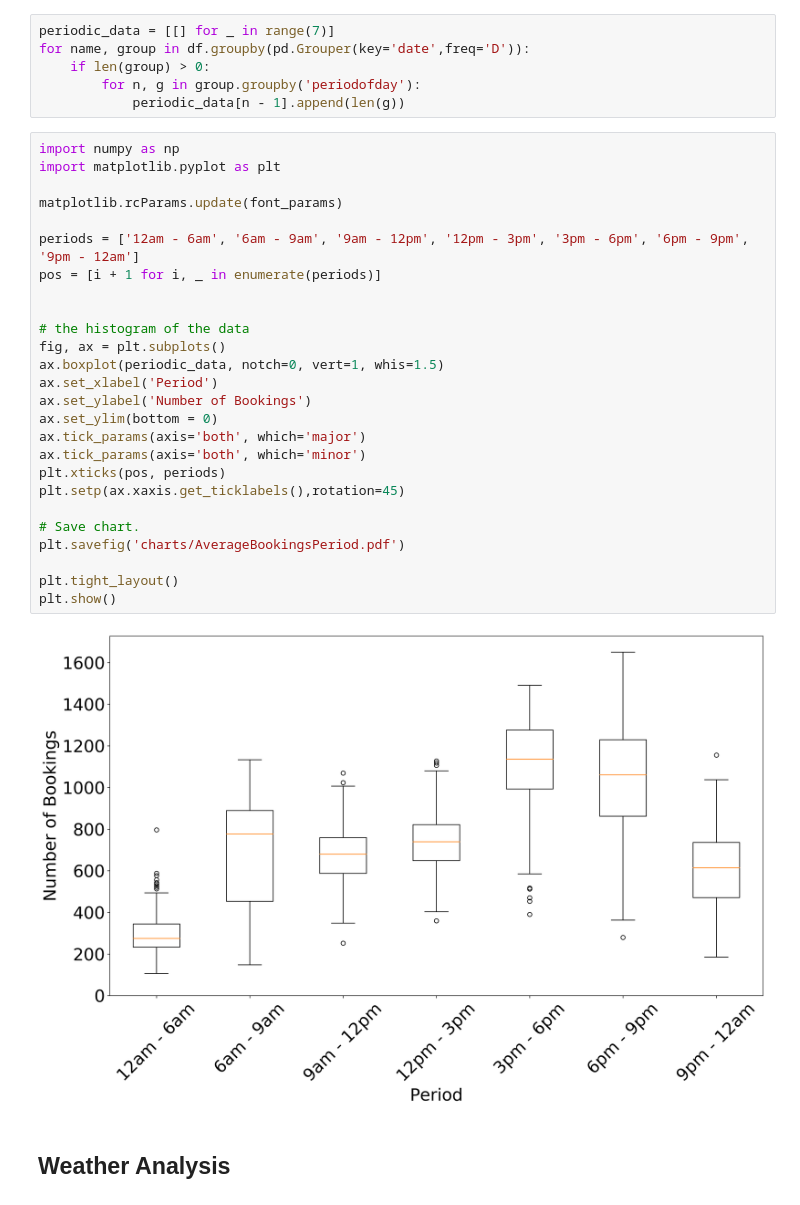
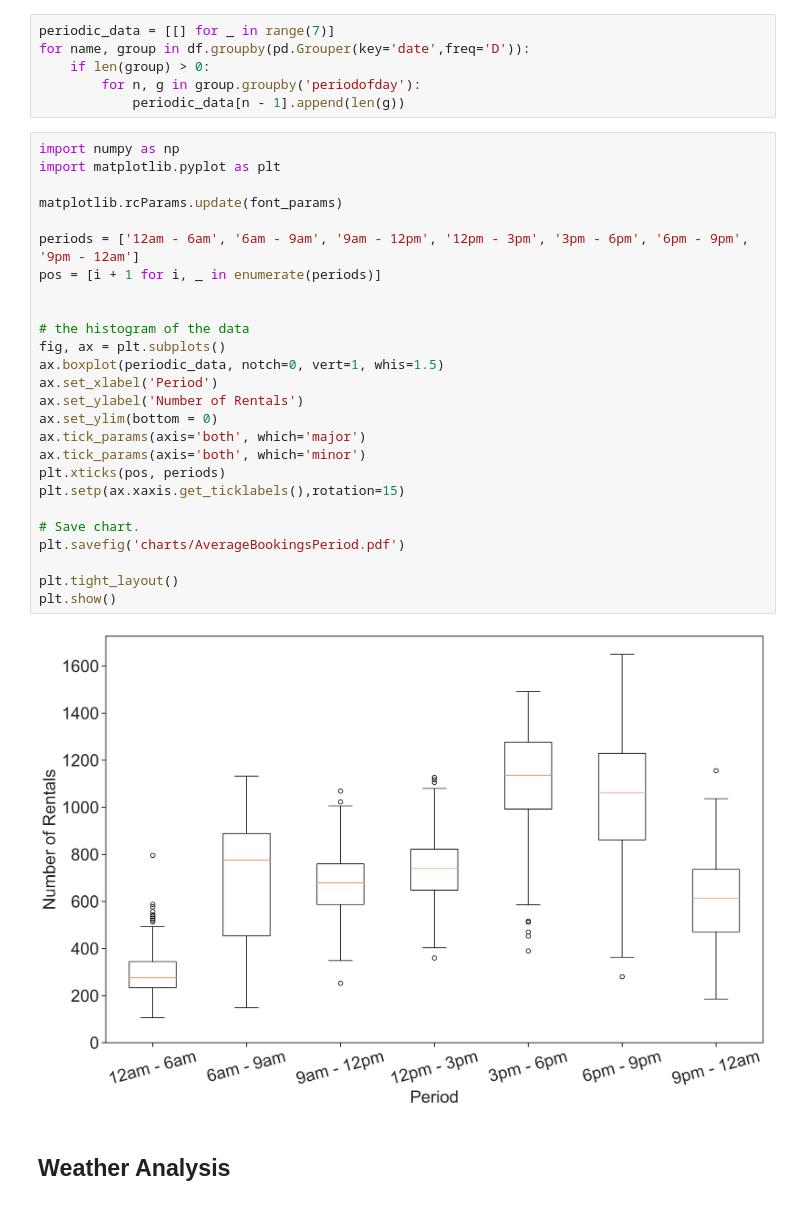
Before and after one commit to dougct/carsharing-prediction, a Jupyter notebook: src/temporal-analyses/Characterization.ipynb, the cells around one changed output. Cells and saved outputs as stored; diff of their text form.

```diff
--- a/src/temporal-analyses/Characterization.ipynb
+++ b/src/temporal-analyses/Characterization.ipynb
@@ -319,31 +319,31 @@ for name, group in df.groupby(pd.Grouper(key='date',freq='D')):
 # %%
 import numpy as np
 import matplotlib.pyplot as plt
 
 matplotlib.rcParams.update(font_params)
 
 periods = ['12am - 6am', '6am - 9am', '9am - 12pm', '12pm - 3pm', '3pm - 6pm', '6pm - 9pm', '9pm - 12am']
 pos = [i + 1 for i, _ in enumerate(periods)]
 
 
 # the histogram of the data
 fig, ax = plt.subplots()
 ax.boxplot(periodic_data, notch=0, vert=1, whis=1.5)
 ax.set_xlabel('Period')
-ax.set_ylabel('Number of Bookings')
+ax.set_ylabel('Number of Rentals')
 ax.set_ylim(bottom = 0)
 ax.tick_params(axis='both', which='major')
 ax.tick_params(axis='both', which='minor')
 plt.xticks(pos, periods)
-plt.setp(ax.xaxis.get_ticklabels(),rotation=45)
+plt.setp(ax.xaxis.get_ticklabels(),rotation=15)
 
 # Save chart.
 plt.savefig('charts/AverageBookingsPeriod.pdf')
 
 plt.tight_layout()
 plt.show()
 # %% [output]
-[figure, old version]
+[figure, new version]
 # %% [markdown]
 ## Weather Analysis
 # %%
```
Also changed, not shown: parts of 7 cells of this notebook, 32 other files.
